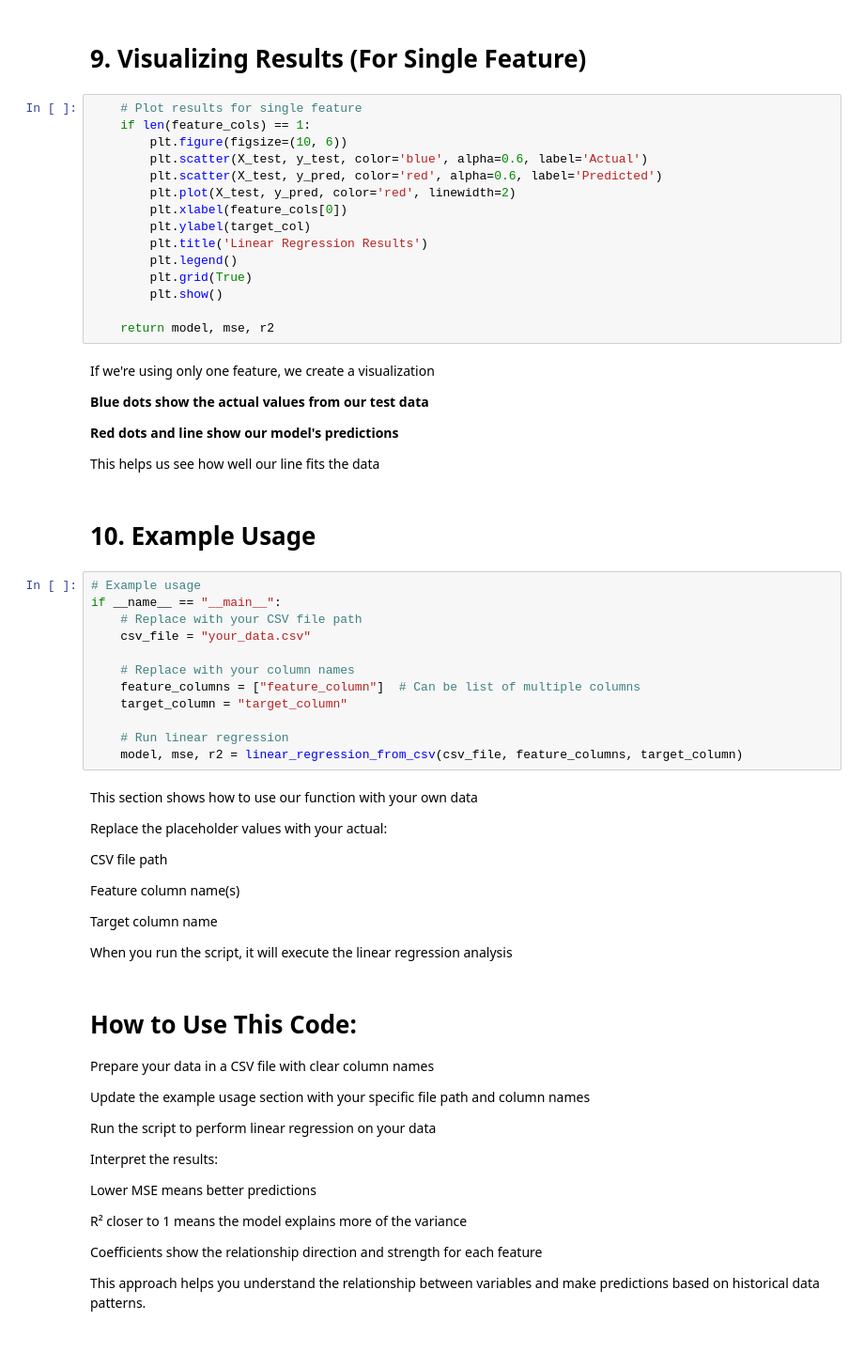
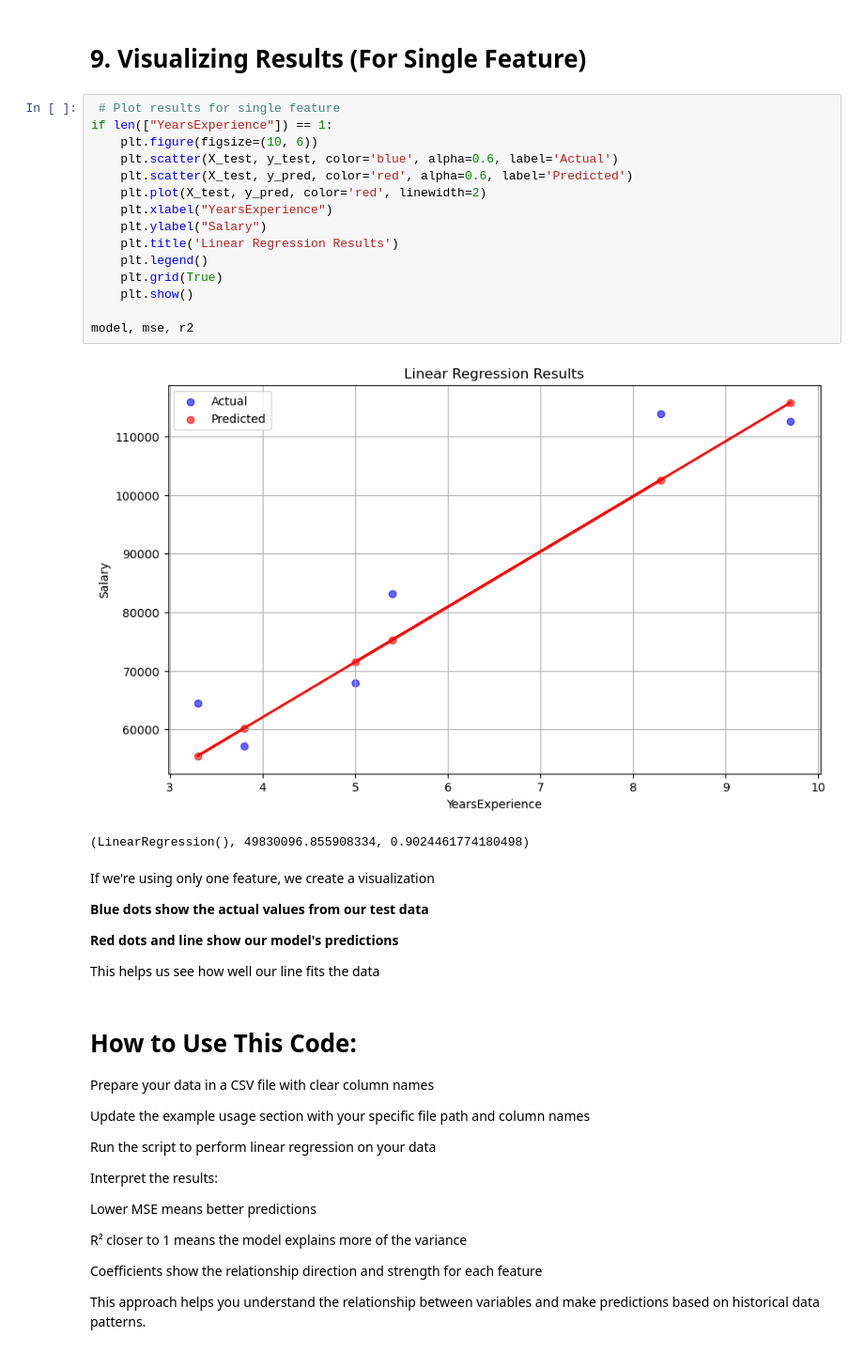
Before and after one commit to Atharva-Kulkarni-694/Machine-Learning-Concepts, a Jupyter notebook: Regression/Linear Regression/linear_regression.ipynb, the cells around one changed output. Shown: that part at 94% size. Saved outputs shown, nothing was run; the diff lists cells and outputs as text.

```diff
--- a/Regression/Linear Regression/linear_regression.ipynb
+++ b/Regression/Linear Regression/linear_regression.ipynb
@@ -127,20 +133,23 @@ We print a summary of our analysis results
 # %% [markdown]
 # 9. Visualizing Results (For Single Feature)
 # %%
-    # Plot results for single feature
-    if len(feature_cols) == 1:
-        plt.figure(figsize=(10, 6))
-        plt.scatter(X_test, y_test, color='blue', alpha=0.6, label='Actual')
-        plt.scatter(X_test, y_pred, color='red', alpha=0.6, label='Predicted')
-        plt.plot(X_test, y_pred, color='red', linewidth=2)
-        plt.xlabel(feature_cols[0])
-        plt.ylabel(target_col)
-        plt.title('Linear Regression Results')
-        plt.legend()
-        plt.grid(True)
-        plt.show()
+ # Plot results for single feature
+if len(["YearsExperience"]) == 1:
+    plt.figure(figsize=(10, 6))
+    plt.scatter(X_test, y_test, color='blue', alpha=0.6, label='Actual')
+    plt.scatter(X_test, y_pred, color='red', alpha=0.6, label='Predicted')
+    plt.plot(X_test, y_pred, color='red', linewidth=2)
+    plt.xlabel("YearsExperience")
+    plt.ylabel("Salary")
+    plt.title('Linear Regression Results')
+    plt.legend()
+    plt.grid(True)
+    plt.show()
 
-    return model, mse, r2
+model, mse, r2
+# %% [output]
+[figure, added]
+(LinearRegression(), 49830096.855908334, 0.9024461774180498)
 # %% [markdown]
 If we're using only one feature, we create a visualization
 
@@ -149,32 +158,6 @@ If we're using only one feature, we create a visualization
 **Red dots and line show our model's predictions**
 
 This helps us see how well our line fits the data
-# %% [markdown]
-# 10. Example Usage
-# %%
-# Example usage
-if __name__ == "__main__":
-    # Replace with your CSV file path
-    csv_file = "your_data.csv"
-
-    # Replace with your column names
-    feature_columns = ["feature_column"]  # Can be list of multiple columns
-    target_column = "target_column"
-
-    # Run linear regression
-    model, mse, r2 = linear_regression_from_csv(csv_file, feature_columns, target_column)
-# %% [markdown]
-This section shows how to use our function with your own data
-
-Replace the placeholder values with your actual:
-
-CSV file path
-
-Feature column name(s)
-
-Target column name
-
-When you run the script, it will execute the linear regression analysis
 # %% [markdown]
 # How to Use This Code:
 
```
Also changed, not shown: parts of 12 cells of this notebook.
